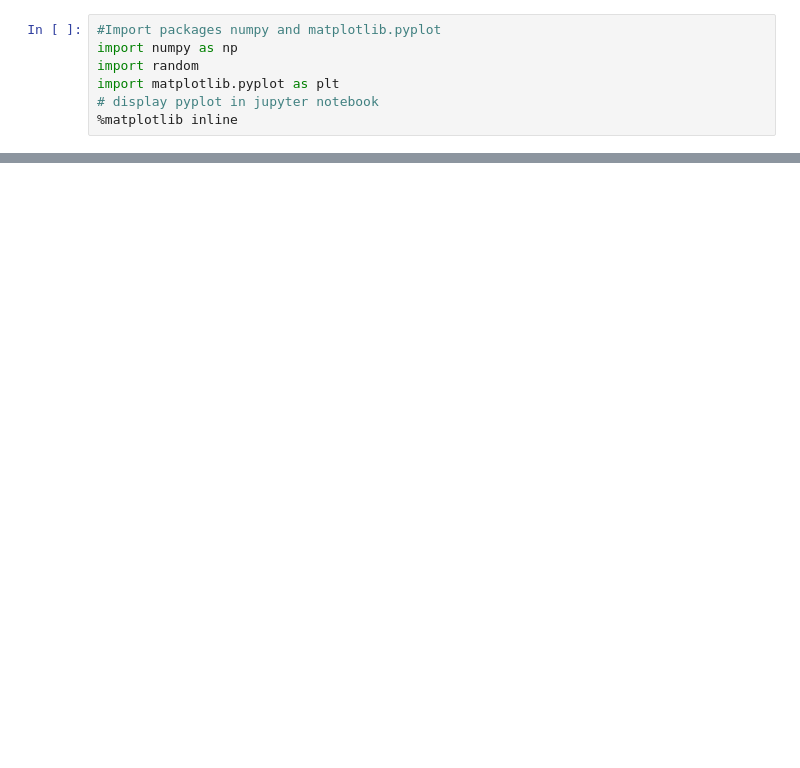
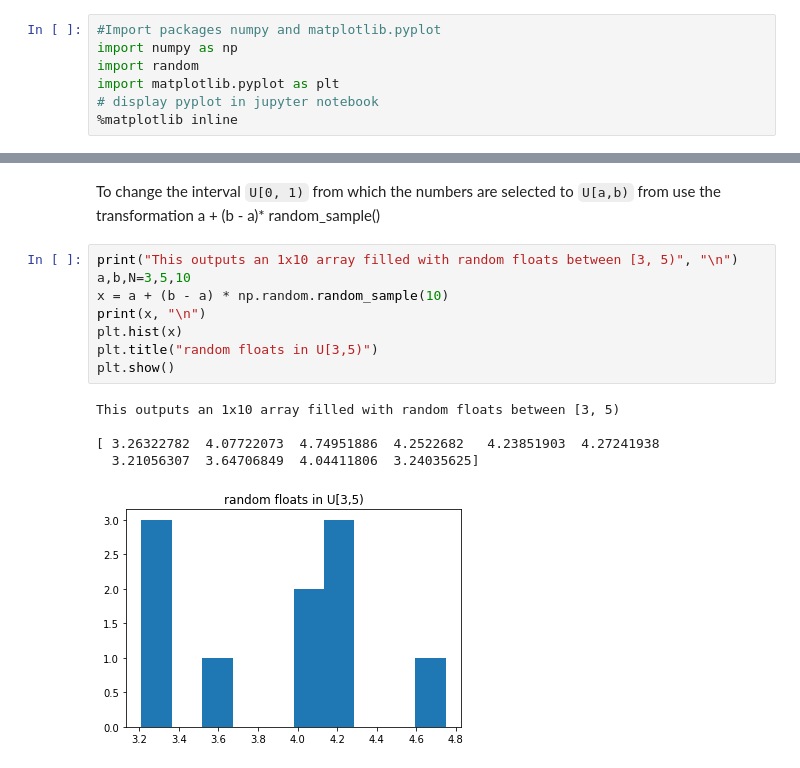
Before and after one commit to Osheah/p4da-numpy-random, a Jupyter notebook: numpy-random.ipynb, the cells around one changed output, grey strips where cells are left out. Drawn from its saved outputs; the diff is of its cells as text; blank space fills up the shorter version.

```diff
--- a/numpy-random.ipynb
+++ b/numpy-random.ipynb
@@ -300,0 +324,16 @@ bytes takes non negative integer inputs and outputs randomly byte strings. outpu
+# %% [markdown]
+To change the interval `U[0, 1)` from which the numbers are selected to `U[a,b)` from use the transformation a + (b - a)* random_sample()
+# %%
+print("This outputs an 1x10 array filled with random floats between [3, 5)", "\n")
+a,b,N=3,5,10
+x = a + (b - a) * np.random.random_sample(10)
+print(x, "\n")
+plt.hist(x)
+plt.title("random floats in U[3,5)")
+plt.show()
+# %% [output]
+This outputs an 1x10 array filled with random floats between [3, 5)
+
+[ 3.26322782  4.07722073  4.74951886  4.2522682   4.23851903  4.27241938
+  3.21056307  3.64706849  4.04411806  3.24035625]
+[figure, added]
```
Also changed, not shown: parts of 78 cells of this notebook, 3 other files.
